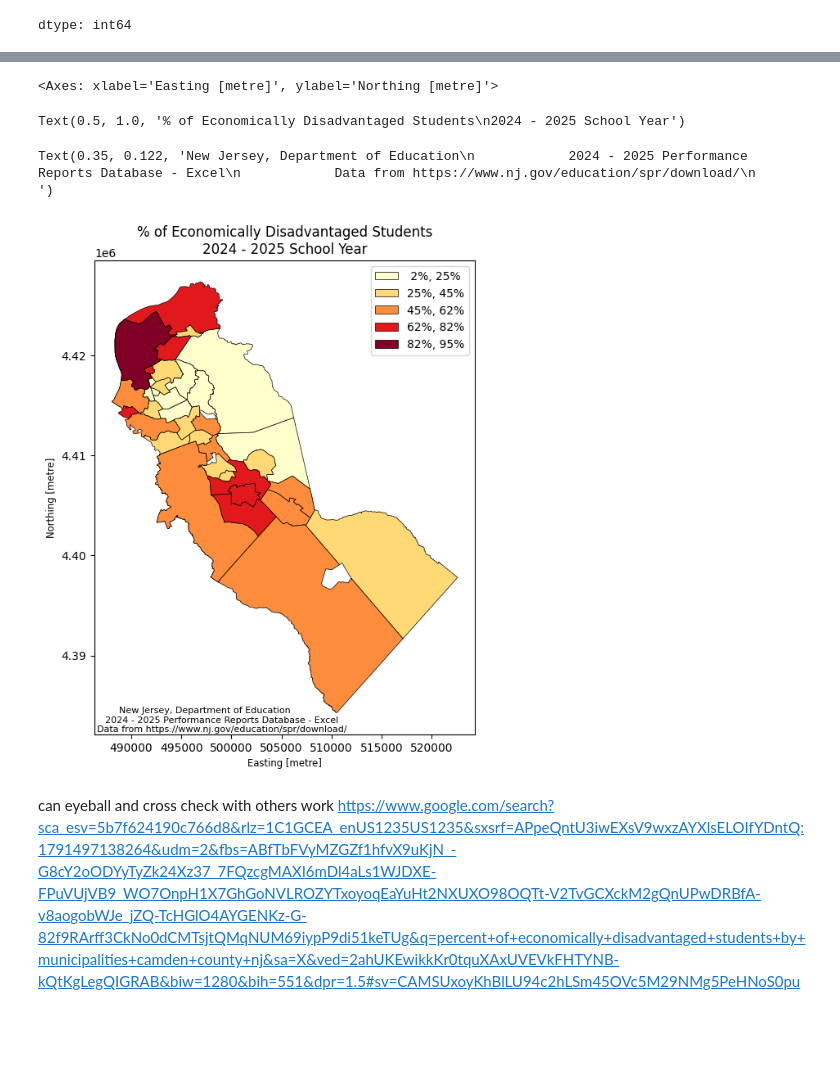
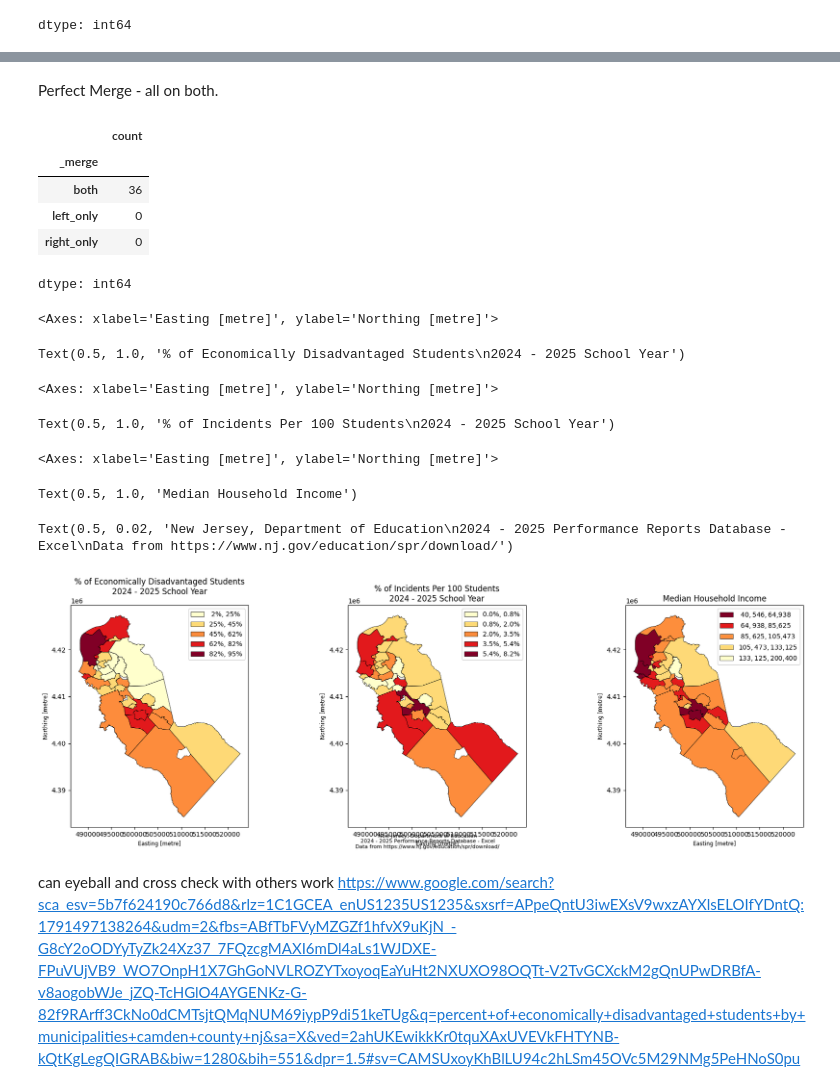
Before and after one commit to MhiyaJ/My-GIS-Stuff, a Jupyter notebook: After School Programs PS2.ipynb, the cells around one changed output, grey strips where cells are left out. Drawn from its saved outputs; the diff is of its cells as text; code cells hidden in the pictures; blank space fills up the shorter version.

```diff
--- a/After School Programs PS2.ipynb
+++ b/After School Programs PS2.ipynb
@@ -113,4 +317 @@ DisXls1['District']=DisXls1.District.str.strip()
-# %%
-njMun['first_word_Muni'] = njMun['Muni'].str.split().str[0]
-DisXls1['first_word_District'] = DisXls1['District'].str.split().str[0]
 # %%
@@ -155,0 +371,10 @@ dtype: int64
+# %%
+#Rename columns, make everything upper case and clear white space.  Also replace Mt. for complete word "Mount"
+#Filter for both only to show 2024-2025 SchoolYear and Camden, split Muni into first word only
+BehXls.rename(columns={'DistrictName': 'Muni'}, inplace=True)
+BehXls['Muni'] = BehXls['Muni'].str.upper()
+BehXls.loc[BehXls['Muni'] == 'MT. EPHRAIM SCHOOL DISTRICT','Muni'] = 'MOUNT EPHRAIM SCHOOL DISTRICT'
+BehXls['Muni']=BehXls.Muni.str.strip()
+BehXls1 = BehXls[(BehXls['SchoolYear'] == '2024-25') & (BehXls['CountyName'] == 'Camden')][['DistrictCode', 'Muni', 'IncidentsPer100Students']]
+BehXls1['first_word_Muni'] = BehXls1['Muni'].str.split().str[0]
+BehXls1
@@ -155,0 +399,4 @@ dtype: int64
+# %%
+#merged newly created column "first_word_Muni"
+a1 = pd.merge(njMun1, BehXls1, left_on=['first_word_Muni'], right_on=['first_word_Muni'], how='outer', indicator=True)
+a1
@@ -156,25 +432,52 @@ dtype: int64
+# %% [markdown]
+Perfect Merge - all on both.
+# %%
+a3._merge.value_counts()
+# %% [output]
+|  | count |
+| _merge |  |
+| both | 36 |
+| left_only | 0 |
+| right_only | 0 |
+dtype: int64
 # %%
-fig, ax = plt.subplots(figsize=(6,8))
+fig, (ax1, ax2, ax3) = plt.subplots(1, 3, figsize=(18, 6))
 
 # Convert the 'Economically Disadvantaged Students' column to numeric, handling NaN values
 a6['Economically Disadvantaged Students'] = a6['Economically Disadvantaged Students'].apply(lambda x: float(x.replace('%', '')) if isinstance(x, str) else x)
 
-a6.plot(ax=ax,figsize=(6,8),column='Economically Disadvantaged Students',legend=True,cmap='YlOrRd',
-          scheme='natural_breaks',k=5, edgecolor='black',linewidth=.5,legend_kwds= {"fmt": "{:.0f}%"})
-ax.set_title('''% of Economically Disadvantaged Students
-2024 - 2025 School Year''')
-#ax.annotate('Note added to chart with minimum parameters', xy = (200000, 1000))
-plt.figtext(0.35, 0.122,
-            '''New Jersey, Department of Education
-            2024 - 2025 Performance Reports Database - Excel
-            Data from https://www.nj.gov/education/spr/download/
-            ''',
-            ha="center", fontsize=8, #bbox={"facecolor":"white", "alpha":0.5, "pad":5}
-            )
+a6.plot(ax=ax1, column='Economically Disadvantaged Students', legend=True, cmap='YlOrRd',
+        scheme='natural_breaks', k=5, edgecolor='black', linewidth=.5, legend_kwds={"fmt": "{:.0f}%"})
+ax1.set_title('''% of Economically Disadvantaged Students\n2024 - 2025 School Year''')
+
+# Convert the 'IncidentsPer100Students' column to numeric, handling NaN values
+a1['IncidentsPer100Students'] = a1['IncidentsPer100Students'].apply(lambda x: float(x.replace('%', '')) if isinstance(x, str) else x)
+
+a1.plot(ax=ax2, column='IncidentsPer100Students', legend=True, cmap='YlOrRd',
+        scheme='natural_breaks', k=5, edgecolor='black', linewidth=.5, legend_kwds={"fmt": "{:.1f}%"})
+ax2.set_title('''% of Incidents Per 100 Students\n2024 - 2025 School Year''')
+
+# Safely convert the 'Median Income' column in a3 to numeric
+a3['Median Income'] = pd.to_numeric(a3['Median Income'], errors='coerce')
+
+a3.plot(ax=ax3, column='Median Income', legend=True, cmap='YlOrRd_r',
+        scheme='natural_breaks', k=5, edgecolor='black', linewidth=.5, legend_kwds={"fmt": "${:,.0f}"})
+ax3.set_title('''Median Household Income''')
+
+# Source footnote centered globally below the plots
+plt.figtext(0.5, 0.02,
+            '''New Jersey, Department of Education\n2024 - 2025 Performance Reports Database - Excel\nData from https://www.nj.gov/education/spr/download/''',
+            ha="center", fontsize=8)
+plt.tight_layout()
+plt.show()
 # %% [output]
 <Axes: xlabel='Easting [metre]', ylabel='Northing [metre]'>
 Text(0.5, 1.0, '% of Economically Disadvantaged Students\n2024 - 2025 School Year')
-Text(0.35, 0.122, 'New Jersey, Department of Education\n            2024 - 2025 Performance Reports Database - Excel\n            Data from https://www.nj.gov/education/spr/download/\n            ')
+<Axes: xlabel='Easting [metre]', ylabel='Northing [metre]'>
+Text(0.5, 1.0, '% of Incidents Per 100 Students\n2024 - 2025 School Year')
+<Axes: xlabel='Easting [metre]', ylabel='Northing [metre]'>
+Text(0.5, 1.0, 'Median Household Income')
+Text(0.5, 0.02, 'New Jersey, Department of Education\n2024 - 2025 Performance Reports Database - Excel\nData from https://www.nj.gov/education/spr/download/')
-[figure, old version]
+[figure, new version]
 # %% [markdown]
 can eyeball and cross check with others work
```
Also changed, not shown: parts of 60 cells of this notebook.
